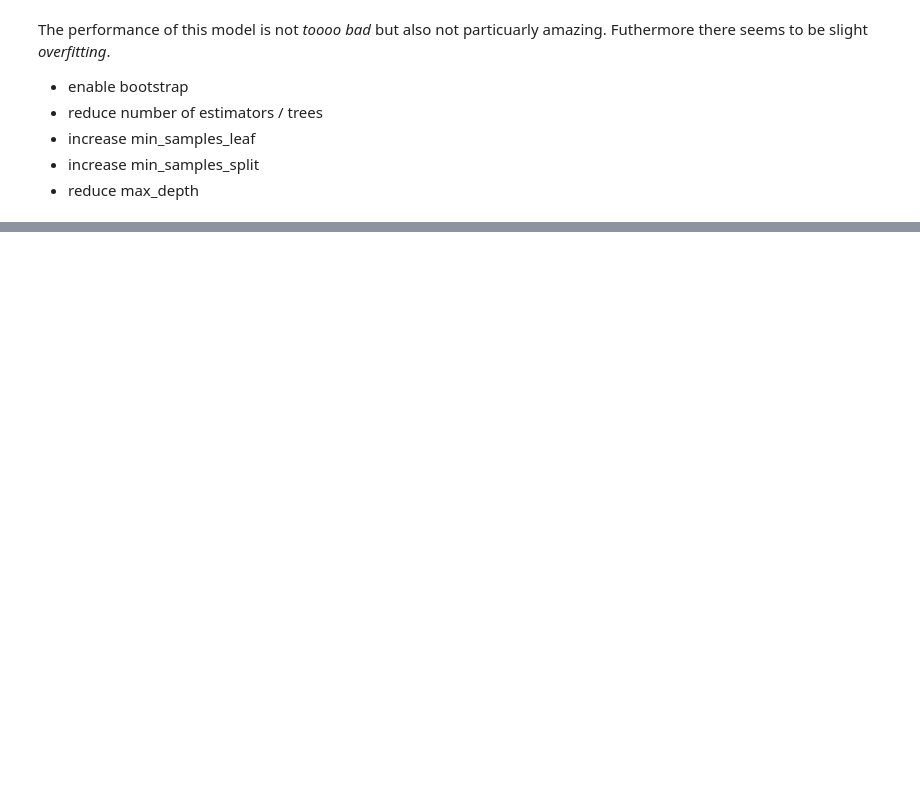
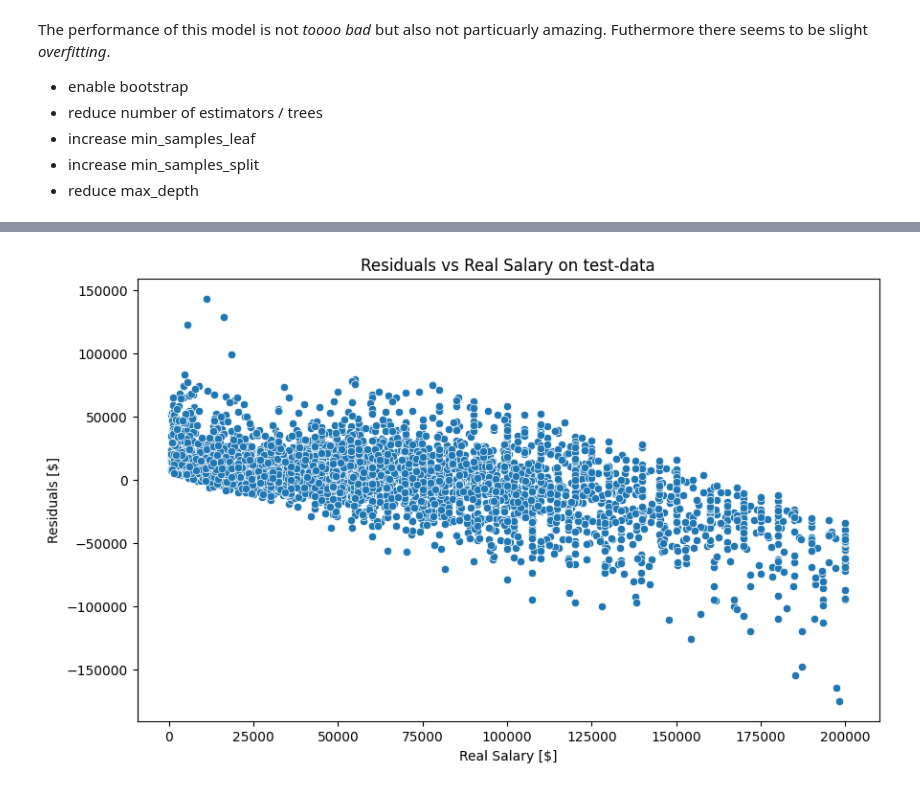
Before and after one commit to DavidB1999/Udacity-Project---Stack-Overflow-Annual-Developer-Survey, a Jupyter notebook: Analysis.ipynb, the cells around one changed output, grey strips where cells are left out. Drawn from its saved outputs; the diff is of its cells as text; code cells hidden in the pictures; blank space fills up the shorter version.

```diff
--- a/Analysis.ipynb
+++ b/Analysis.ipynb
@@ -886,0 +787,10 @@ shap.plots.beeswarm(explanation)
+# %%
+# Plot residuals vs. real values
+plt.figure(figsize=(10, 6))
+sns.scatterplot(x=y_test, y=residuals)
+plt.title('Residuals vs Real Salary on test-data')
+plt.ylabel('Residuals [$]')
+plt.xlabel('Real Salary [$]')
+plt.show()
+# %% [output]
+[figure, added]
```
Also changed, not shown: parts of 34 cells of this notebook.
